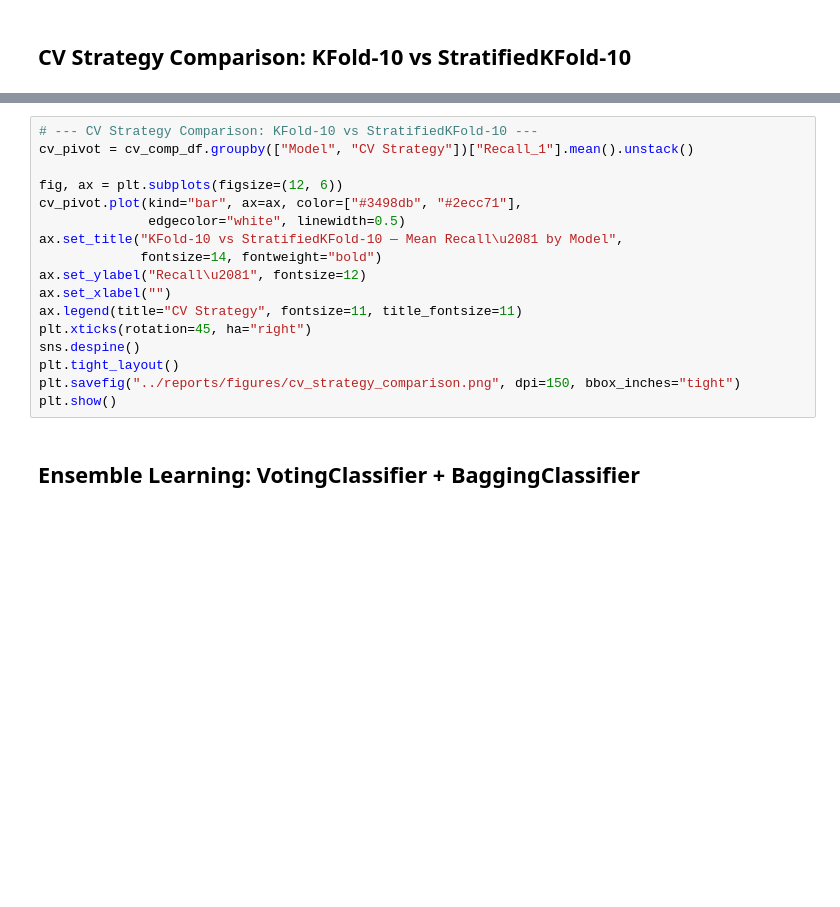
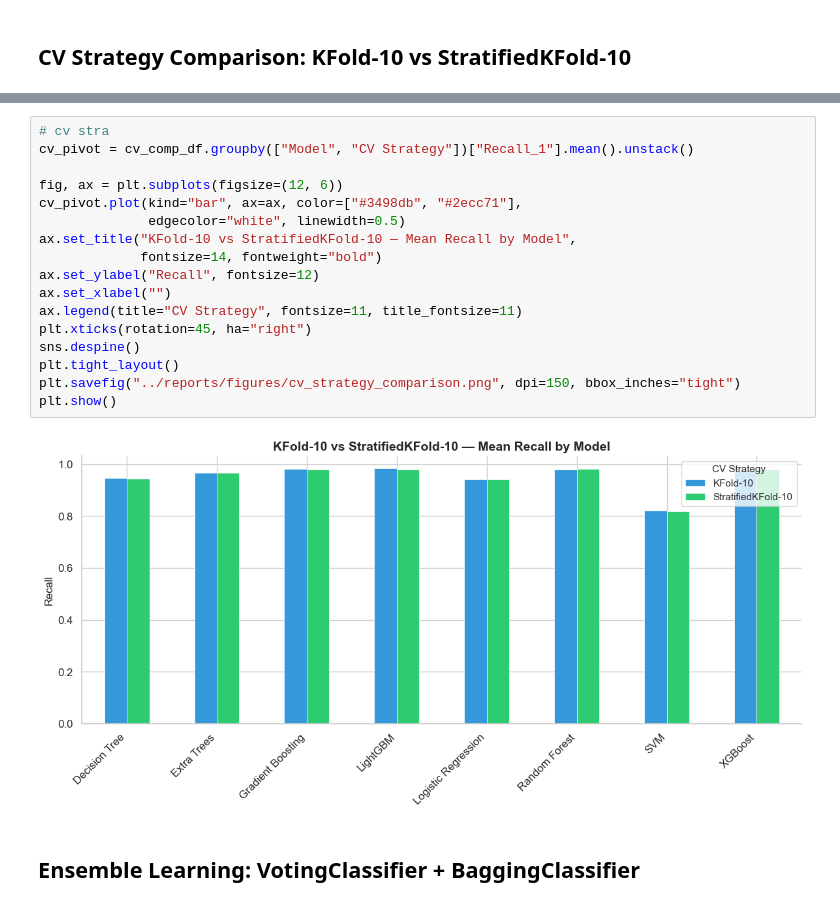
Before and after one commit to alifnw/3-Alif-Livyandra, a Jupyter notebook: notebooks/02_model_development.ipynb, the cells around one changed output, grey strips where cells are left out. Cells and saved outputs as stored; diff of their text form; blank space fills up the shorter version.

```diff
--- a/notebooks/02_model_development.ipynb
+++ b/notebooks/02_model_development.ipynb
@@ -279,20 +401,22 @@ display(cv_comp_df.reset_index(drop=True))
 # %%
-# --- CV Strategy Comparison: KFold-10 vs StratifiedKFold-10 ---
+# cv stra
 cv_pivot = cv_comp_df.groupby(["Model", "CV Strategy"])["Recall_1"].mean().unstack()
 
 fig, ax = plt.subplots(figsize=(12, 6))
 cv_pivot.plot(kind="bar", ax=ax, color=["#3498db", "#2ecc71"],
               edgecolor="white", linewidth=0.5)
-ax.set_title("KFold-10 vs StratifiedKFold-10 — Mean Recall\u2081 by Model",
+ax.set_title("KFold-10 vs StratifiedKFold-10 — Mean Recall by Model",
              fontsize=14, fontweight="bold")
-ax.set_ylabel("Recall\u2081", fontsize=12)
+ax.set_ylabel("Recall", fontsize=12)
 ax.set_xlabel("")
 ax.legend(title="CV Strategy", fontsize=11, title_fontsize=11)
 plt.xticks(rotation=45, ha="right")
 sns.despine()
 plt.tight_layout()
 plt.savefig("../reports/figures/cv_strategy_comparison.png", dpi=150, bbox_inches="tight")
 plt.show()
+# %% [output]
+[figure, added]
 # %% [markdown]
 ## Ensemble Learning: VotingClassifier + BaggingClassifier
 # %%
```
Also changed, not shown: parts of 19 cells of this notebook.
